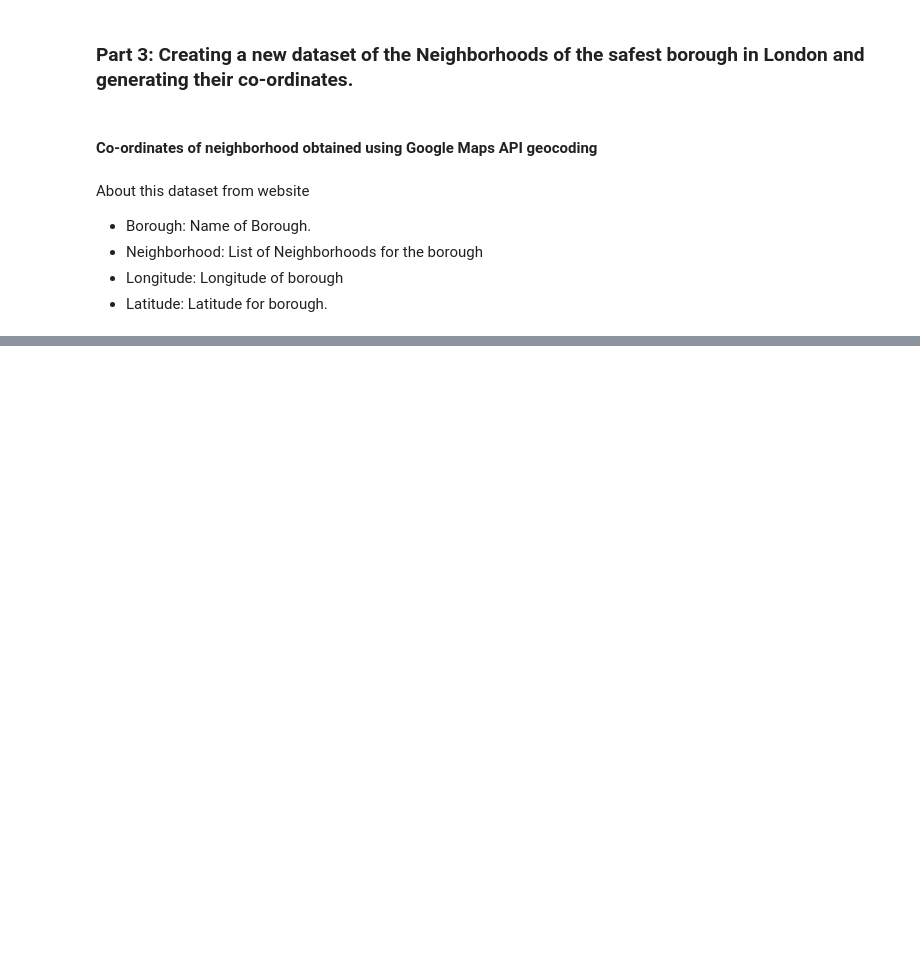
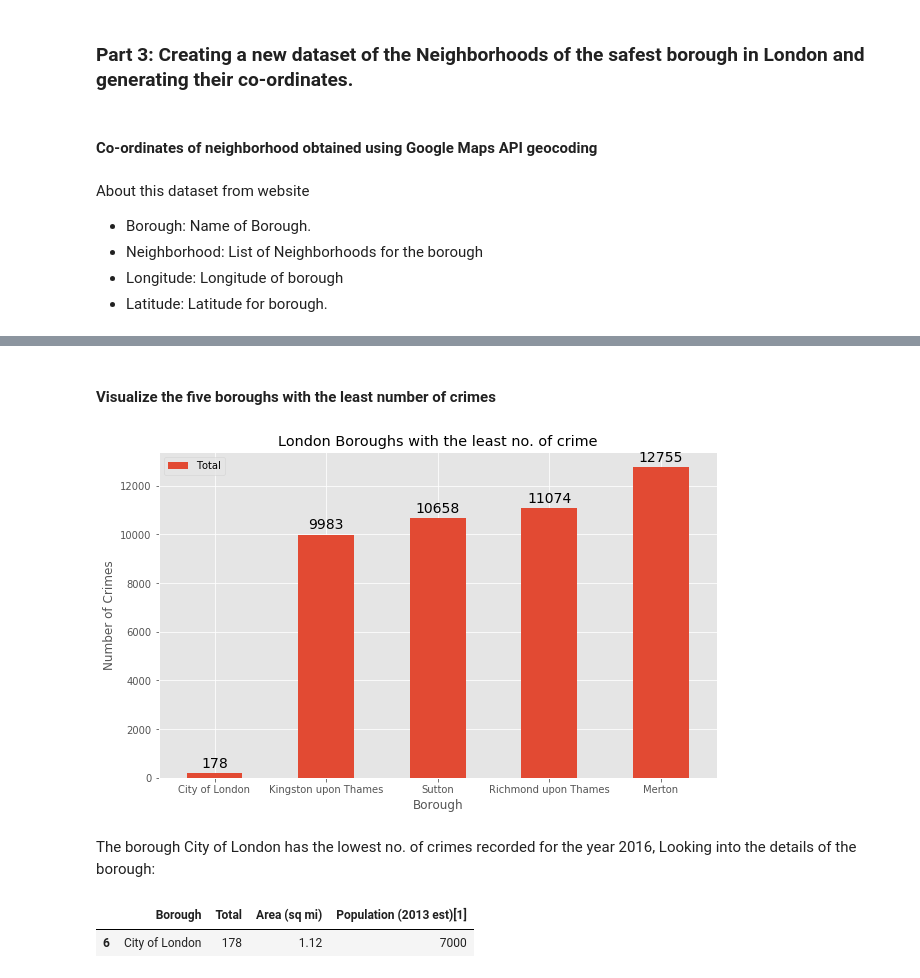
Before and after one commit to prabhatsap/coursera-capstone-project, a Jupyter notebook: The Battle of the Neighborhoods-Capstone Project.ipynb, the cells around one changed output, grey strips where cells are left out. Saved outputs shown, nothing was run; the diff lists cells and outputs as text; code cells hidden in the pictures; blank space fills up the shorter version.

```diff
--- a/The Battle of the Neighborhoods-Capstone Project.ipynb
+++ b/The Battle of the Neighborhoods-Capstone Project.ipynb
@@ -73,0 +708,5 @@ About this dataset from website
+# %%
+Ld_crime.sort_values(['Total'], ascending = True, axis = 0, inplace = True )
+
+df_bot5 = Ld_crime.head()
+df_bot5
@@ -73,0 +720,37 @@ About this dataset from website
+# %% [markdown]
+#### Visualize the five boroughs with the least number of crimes
+# %%
+df_bt = df_bot5[['Borough','Total']]
+
+df_bt.set_index('Borough',inplace = True)
+
+ax = df_bt.plot(kind='bar', figsize=(10, 6), rot=0)
+
+ax.set_ylabel('Number of Crimes') # add to x-label to the plot
+ax.set_xlabel('Borough') # add y-label to the plot
+ax.set_title('London Boroughs with the least no. of crime') # add title to the plot
+
+# Creating a function to display the percentage.
+
+for p in ax.patches:
+    ax.annotate(np.round(p.get_height(),decimals=2),
+                (p.get_x()+p.get_width()/2., p.get_height()),
+                ha='center',
+                va='center',
+                xytext=(0, 10),
+                textcoords='offset points',
+                fontsize = 14
+               )
+
+plt.show()
+# %% [output]
+[figure, added]
+# %% [markdown]
+The borough City of London has the lowest no. of crimes recorded for the year 2016, Looking into the details of the borough:
+# %%
+df_col = df_bot5[df_bot5['Borough'] == 'City of London']
+df_col = df_col[['Borough','Total','Area (sq mi)','Population (2013 est)[1]']]
+df_col
+# %% [output]
+|  | Borough | Total | Area (sq mi) | Population (2013 est)[1] |
+| 6 | City of London | 178 | 1.12 | 7000 |
```
Also changed, not shown: parts of 142 cells of this notebook.
